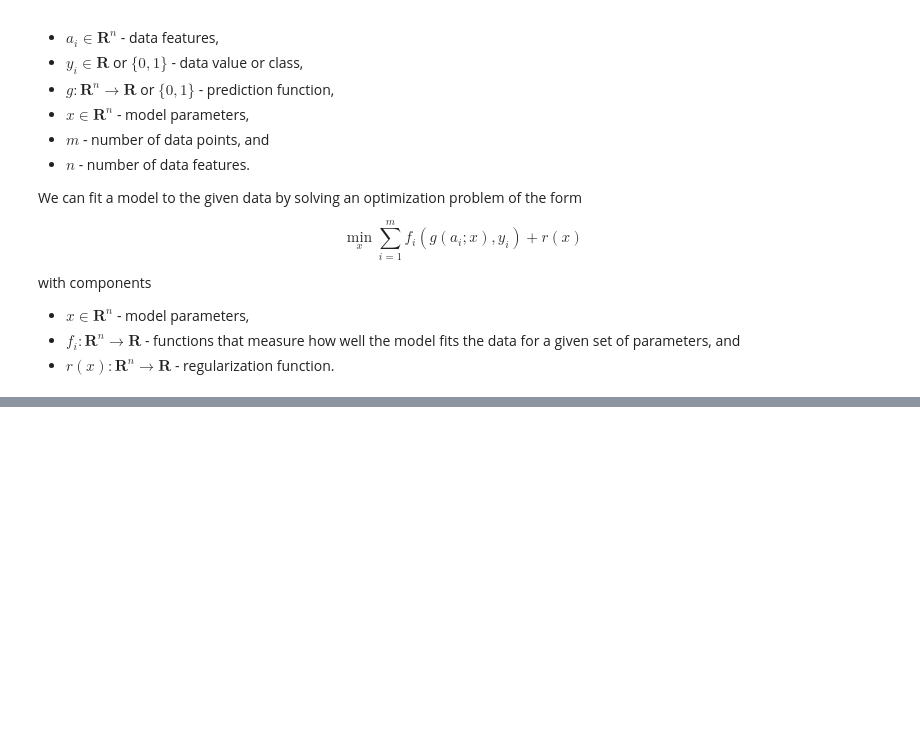
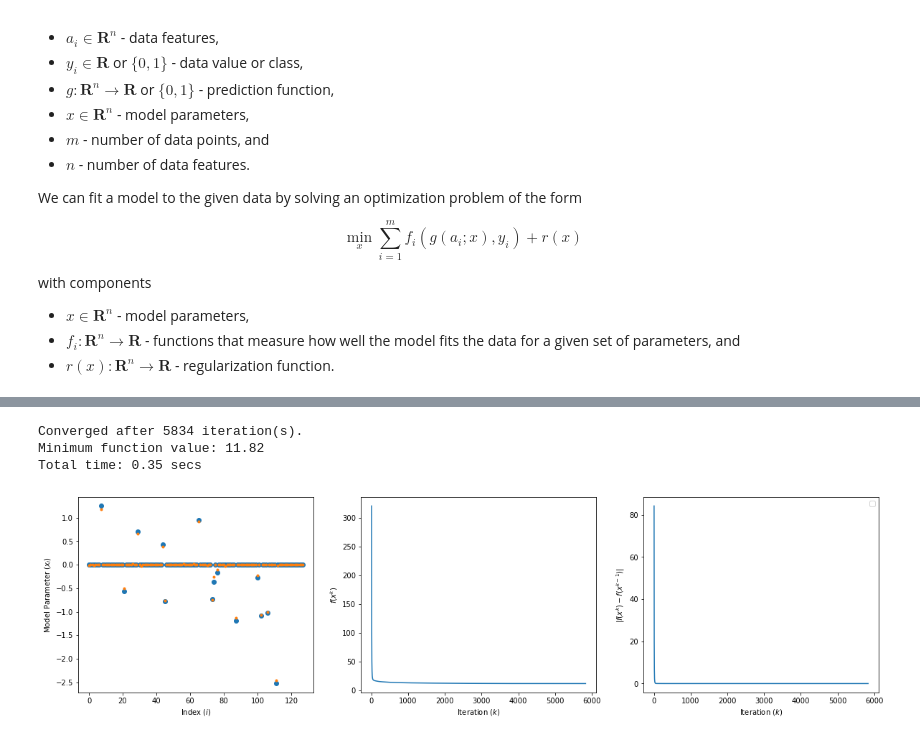
Before and after one commit to UW-AMO/neurohackademy, a Jupyter notebook: notebooks/Part2-LinearRegression.ipynb, the cells around one changed output, grey strips where cells are left out. Saved outputs shown, nothing was run; the diff lists cells and outputs as text; code cells hidden in the pictures; blank space fills up the shorter version.

```diff
--- a/notebooks/Part2-LinearRegression.ipynb
+++ b/notebooks/Part2-LinearRegression.ipynb
@@ -73,0 +130,9 @@ $$\min_x \sum_{i=1}^m(y_i - a_i^Tx)^2 = \|y - Ax\|^2.$$
+# %%
+lam = 1 # modify this variable
+results = utils.prox_descent(A, y, lam=lam, max_iter=10000)
+utils.plot_pgd(x_true, results)
+# %% [output]
+Converged after 5834 iteration(s).
+Minimum function value: 11.82
+Total time: 0.35 secs
+[figure, added]
```
Also changed, not shown: parts of 15 cells of this notebook.
